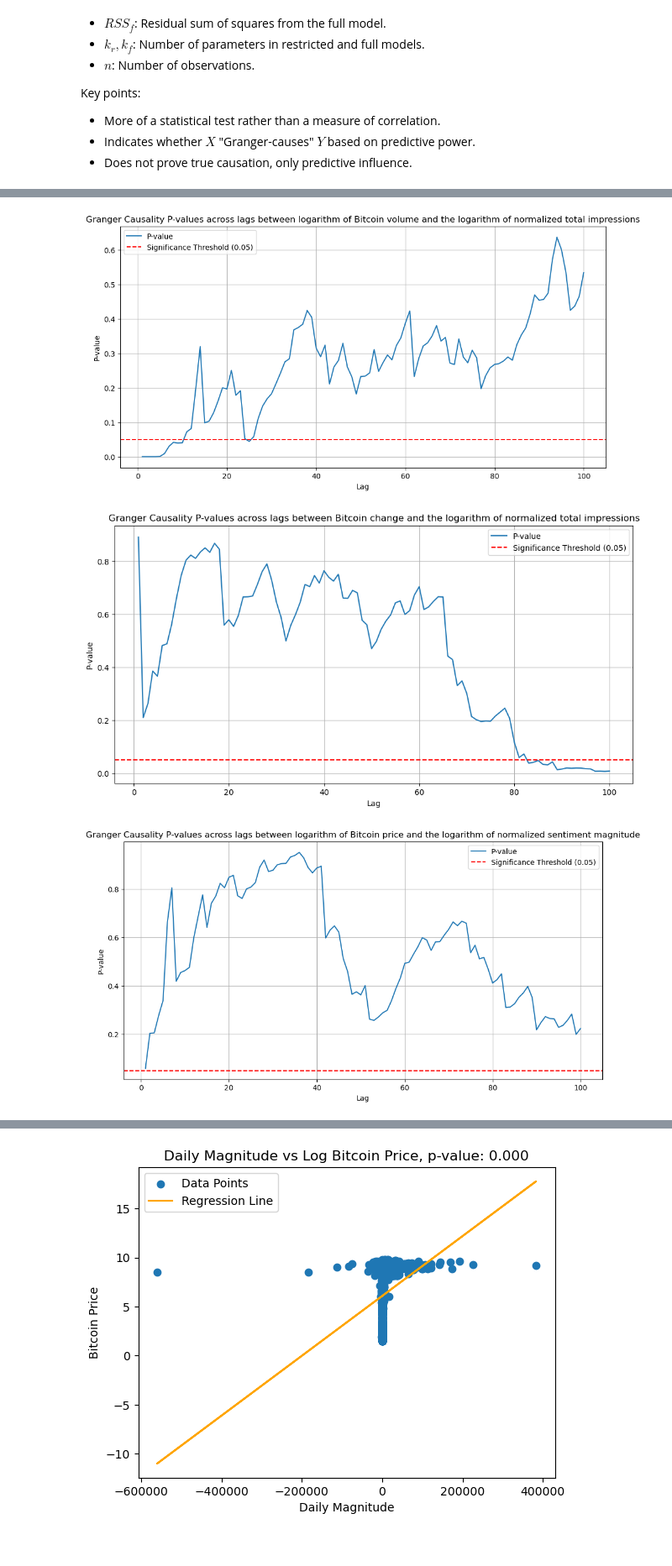
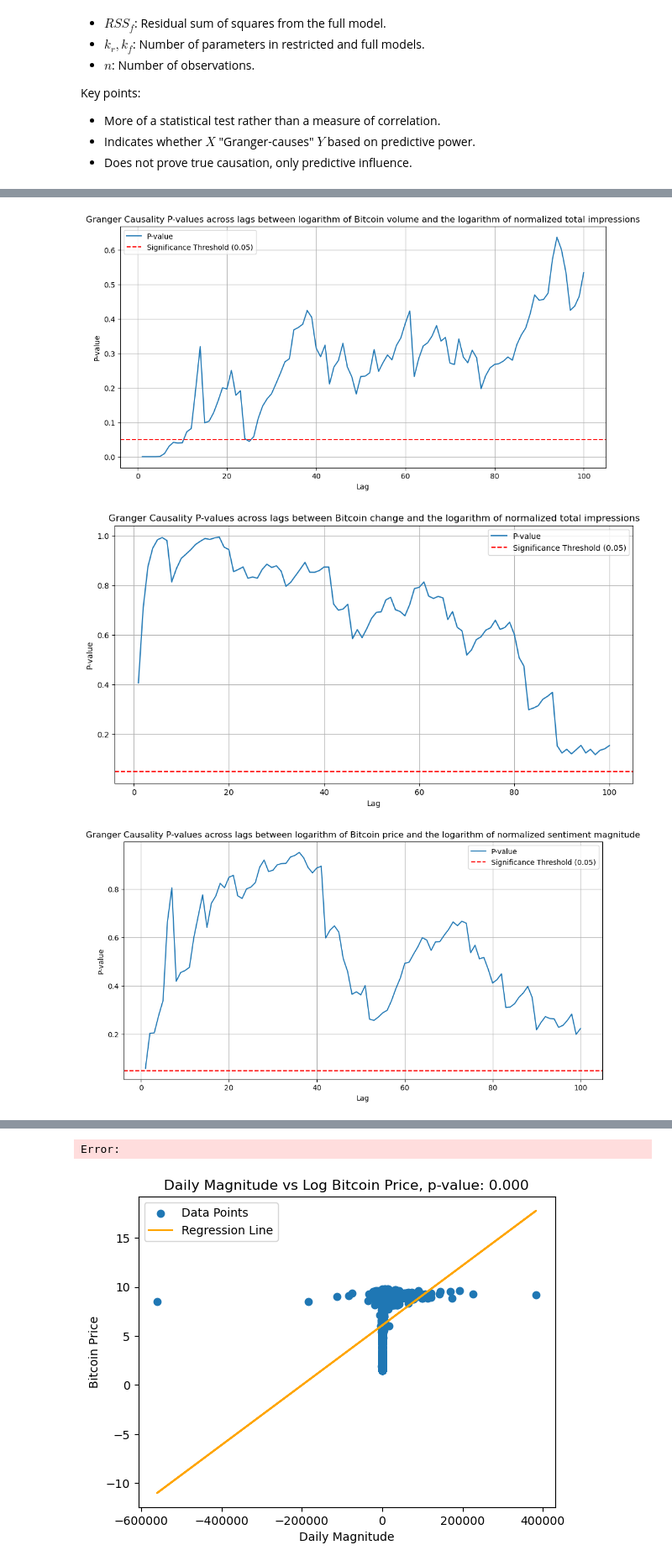
Before and after one commit to finn-prins/Scientific-Data-Analysis-Project, a Jupyter notebook: team_11.ipynb, the cells around one changed output, grey strips where cells are left out. Shown at 84% size. Saved outputs shown, nothing was run; the diff lists cells and outputs as text; code cells hidden in the pictures.

```diff
--- a/team_11.ipynb
+++ b/team_11.ipynb
@@ -259,12 +259,13 @@ bitcoin = bitcoin.fillna(0)
 # Adding 1 to avoid log(0) and interpolting for missing values
 log_price = np.log(bitcoin['price'] + 1).interpolate(method='linear')
 log_volume = np.log(bitcoin['volume'] + 1).interpolate(method='linear')
+log_change = np.log(abs(bitcoin['change']) + 1) * np.sign(bitcoin['change'])
 log_impressions = np.log(impressions['total'] + 1).interpolate(method='linear')
 log_sentiment = np.log(impressions['sentiment'] + 1).interpolate(method='linear')
 
 adf_price = adfuller(log_price)
 adf_volume = adfuller(log_volume)
-adf_change = adfuller(bitcoin['change'])
+adf_change = adfuller(log_change)
 adf_impressions = adfuller(log_impressions)
 adf_sentiment = adfuller(log_sentiment)
 
@@ -293,7 +294,7 @@ plt.show()
 
 # Bitcoin change vs log total impressions
 plt.figure(figsize=(12, 6))
-plt.plot(date_range, bitcoin['change'], label='Bitcoin Daily Change', color='#1f77b4')
+plt.plot(date_range, log_change, label='Bitcoin Daily Change', color='#1f77b4')
 plt.plot(date_range, log_impressions, label='Log Daily Normalized Total Impressions', color='#ff7f0e')
 plt.legend()
 plt.grid(True)
@@ -319,7 +320,7 @@ plt.show()
 
 # Bitcoin change vs log sentiment magnitude
 plt.figure(figsize=(12, 6))
-plt.plot(date_range, bitcoin['change'], label='Bitcoin Daily Change', color='#1f77b4')
+plt.plot(date_range, log_change, label='Bitcoin Daily Change', color='#1f77b4')
 plt.plot(date_range, log_sentiment, label='Log Daily Normalized Total Impressions', color='#ff7f0e')
 plt.legend()
 plt.grid(True)
@@ -695,7 +696,7 @@ plt.legend()
 plt.grid(True)
 plt.show()
 
-results = grangercausalitytests(pd.concat([bitcoin['change'], log_impressions], axis=1), maxlag=lag, verbose=False)
+results = grangercausalitytests(pd.concat([log_change, log_impressions], axis=1), maxlag=lag, verbose=False)
 p_values = [results[lag][0]['ssr_ftest'][1] for lag in range(1, lag + 1)]
 plt.figure(figsize=(12, 6))
 plt.plot(range(1, lag + 1), p_values, label='P-value')
@@ -717,34 +718,34 @@ plt.xlabel('Lag')
 plt.ylabel('P-value')
 plt.legend()
 plt.grid(True)
 plt.show()
 
 results = grangercausalitytests(pd.concat([log_volume, log_sentiment], axis=1), maxlag=lag, verbose=False)
 p_values = [results[lag][0]['ssr_ftest'][1] for lag in range(1, lag + 1)]
 plt.figure(figsize=(12, 6))
 plt.plot(range(1, lag + 1), p_values, label='P-value')
 plt.axhline(y=0.05, color='r', linestyle='--', label='Significance Threshold (0.05)')
 plt.title('Granger Causality P-values across lags between logarithm of Bitcoin volume and the logarithm of normalized sentiment magnitude')
 plt.xlabel('Lag')
 plt.ylabel('P-value')
 plt.legend()
 plt.grid(True)
 plt.show()
 
-results = grangercausalitytests(pd.concat([bitcoin['change'], log_sentiment], axis=1), maxlag=lag, verbose=False)
+results = grangercausalitytests(pd.concat([log_change, log_sentiment], axis=1), maxlag=lag, verbose=False)
 p_values = [results[lag][0]['ssr_ftest'][1] for lag in range(1, lag + 1)]
 plt.figure(figsize=(12, 6))
 plt.plot(range(1, lag + 1), p_values, label='P-value')
 plt.axhline(y=0.05, color='r', linestyle='--', label='Significance Threshold (0.05)')
 plt.title('Granger Causality P-values across lags between Bitcoin change and the logarithm of normalized sentiment magnitude')
 plt.xlabel('Lag')
 plt.ylabel('P-value')
 plt.legend()
 plt.grid(True)
 plt.show()
 # %% [output]
 [figure]
 [figure]
-[figure, old version]
+[figure, new version]
 [figure]
 [figure]
@@ -752,3 +753,4 @@ plt.show()
+Error:
 # %%
 from scipy.stats import linregress
 
```
Also changed, not shown: parts of 6 cells of this notebook.
